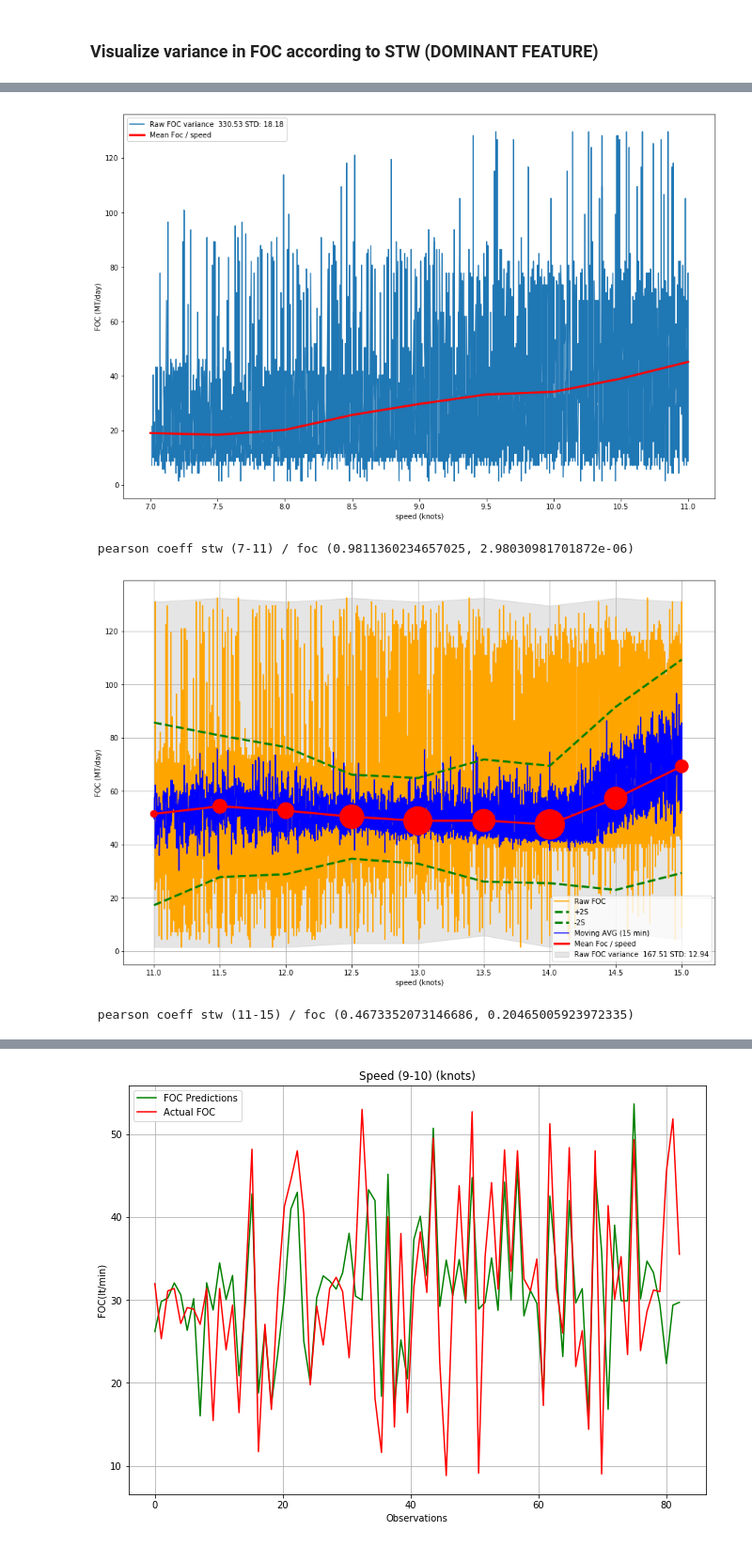
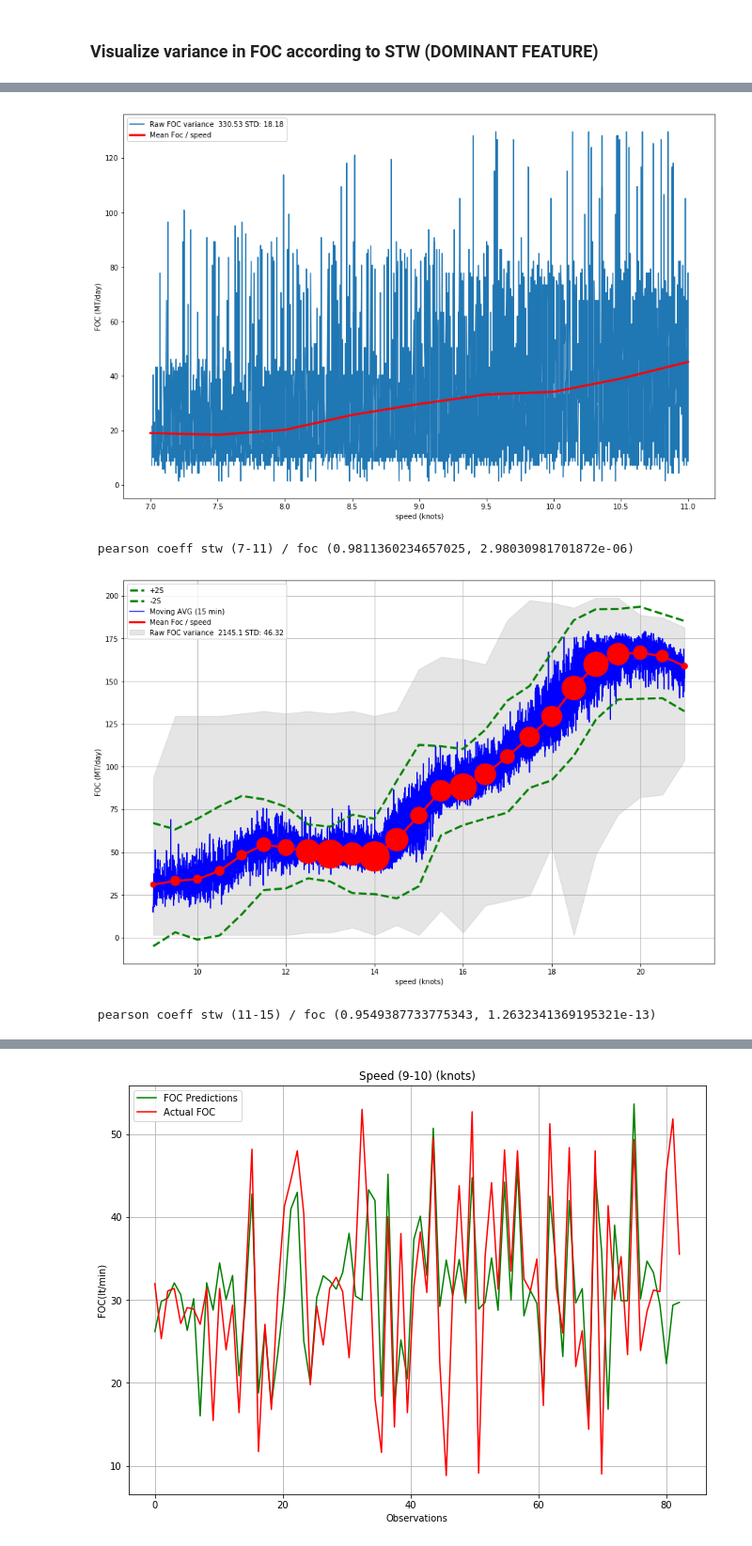
Before and after one commit to dimitris7892/notebooks, a Jupyter notebook: CompareConsumptionModels.ipynb, the cells around one changed output, grey strips where cells are left out. Shown at 94% size. Saved outputs shown, nothing was run; the diff lists cells and outputs as text; code cells hidden in the pictures.

```diff
--- a/CompareConsumptionModels.ipynb
+++ b/CompareConsumptionModels.ipynb
@@ -148,10 +150,13 @@ plt.show()
 print(" pearson coeff stw (7-11) / foc "+str(scipy.stats.pearsonr(speed, avgActualFoc)))
 #############
 fig, ax1 = plt.subplots(figsize=(15,10))
-raw =  np.array([k for k in trDataPLot if   float(k[2])>=0 and float(k[4])>=0 and float(k[3])>11 and float(k[3])<=15 and float(k[5])>0  ])
+minSpeed = 9
+maxSpeed = 21
+raw =  np.array([k for k in trDataPLot if   float(k[2])>=0 and float(k[4])>=0 and float(k[3])>minSpeed and
+                 float(k[3])<=maxSpeed and float(k[5])>0  ])
 
-i=11
-maxSpeed = 15
+i=minSpeed
+maxSpeed = maxSpeed
 sizesSpeed=[]
 speed=[]
 avgActualFoc=[]
@@ -178,37 +183,38 @@ maxDeviation =  abs(np.array(avgActualFoc) - np.array(maxActualFoc))
 plt.fill_between(speed, np.array(avgActualFoc) - minDeviation , np.array(avgActualFoc) +
                  maxDeviation,color='gray', alpha=0.2,label='Raw FOC variance  '+str(np.round(np.var(raw[:,5]),2))+" STD: "+ str(np.round(np.std(raw[:,5]),2)))
 
-plt.plot(raw[:,3],raw[:,5],label='Raw FOC',c='orange',)
+#plt.plot(raw[:,3],raw[:,5],label='Raw FOC',c='orange',)
 
 plt.plot(speed, np.array(avgActualFoc) + 2*np.array(stdActualFoc), '--' ,label='+2S',lw=3,zorder=20,color='green')
 plt.plot(speed, np.array(avgActualFoc) - 2*np.array(stdActualFoc), '--',label='-2S',lw=3,zorder=20,color='green')
 
 
 trDataPLot = trData[trData[:, 3].argsort()].astype(float)
 for i in range(0, len(trDataPLot)):
         trDataPLot[i] = np.mean(trDataPLot[i:i + 10], axis=0)
 
-movingAvg = np.array([k for k in trDataPLot if   float(k[2])>=0 and float(k[4])>=0 and float(k[3])>11 and float(k[3])<=15 and float(k[5])>0  ])
+movingAvg = np.array([k for k in trDataPLot if   float(k[2])>=0 and float(k[4])>=0 and float(k[3])>minSpeed
+                      and float(k[3])<=maxSpeed and float(k[5])>0  ])
 
 plt.plot(movingAvg[:, 3], movingAvg[:, 5],label='Moving AVG (15 min)',color='blue',)
 
 
 plt.scatter(speed,avgActualFoc,s=np.array(sizesSpeed)/10,c='red',zorder=20)
 
 plt.plot(speed, avgActualFoc, label='Mean Foc / speed',lw=3,zorder=20,color='red')
 plt.legend()
 plt.grid()
 plt.xlabel('speed (knots)')
 plt.ylabel('FOC (MT/day)')
 plt.show()
 
 print(" pearson coeff stw (11-15) / foc "+str(scipy.stats.pearsonr(speed, avgActualFoc)))
 # %% [output]
 [figure]
 [figure]
  pearson coeff stw (7-11) / foc (0.9811360234657025, 2.98030981701872e-06)
-[figure, old version]
+[figure, new version]
- pearson coeff stw (11-15) / foc (0.4673352073146686, 0.20465005923972335)
+ pearson coeff stw (11-15) / foc (0.9549387733775343, 1.2632341369195321e-13)
 # %%
 router = APIRouter()
 @router.get("/")
```
Also changed, not shown: parts of 9 cells of this notebook, 1 other file.
